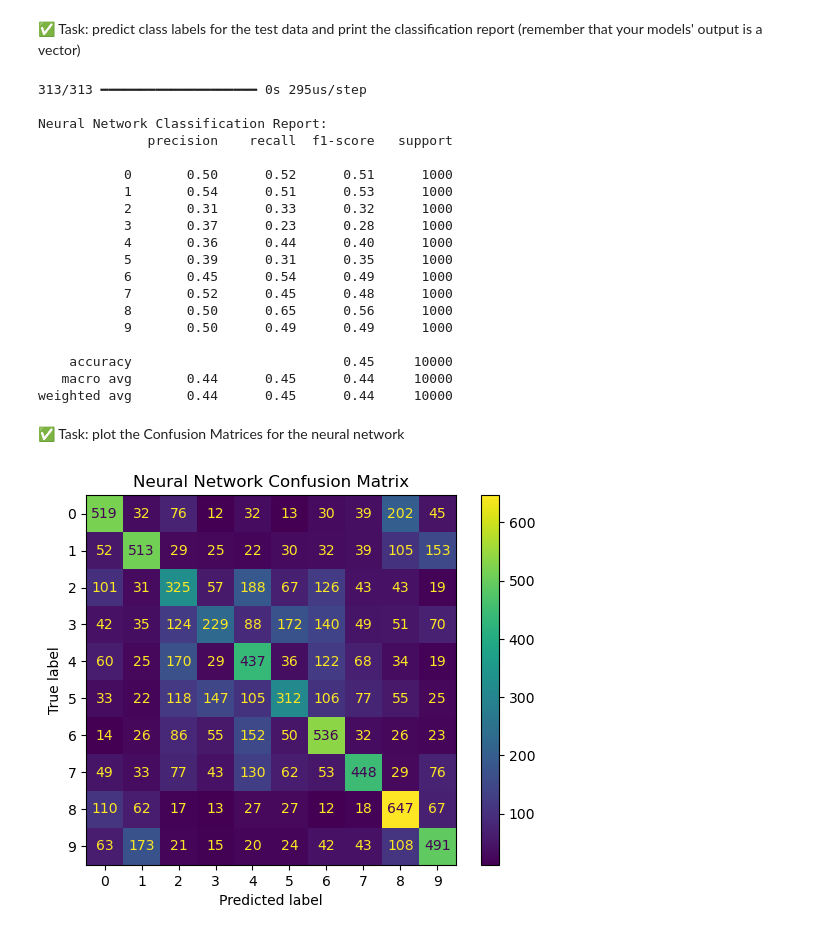
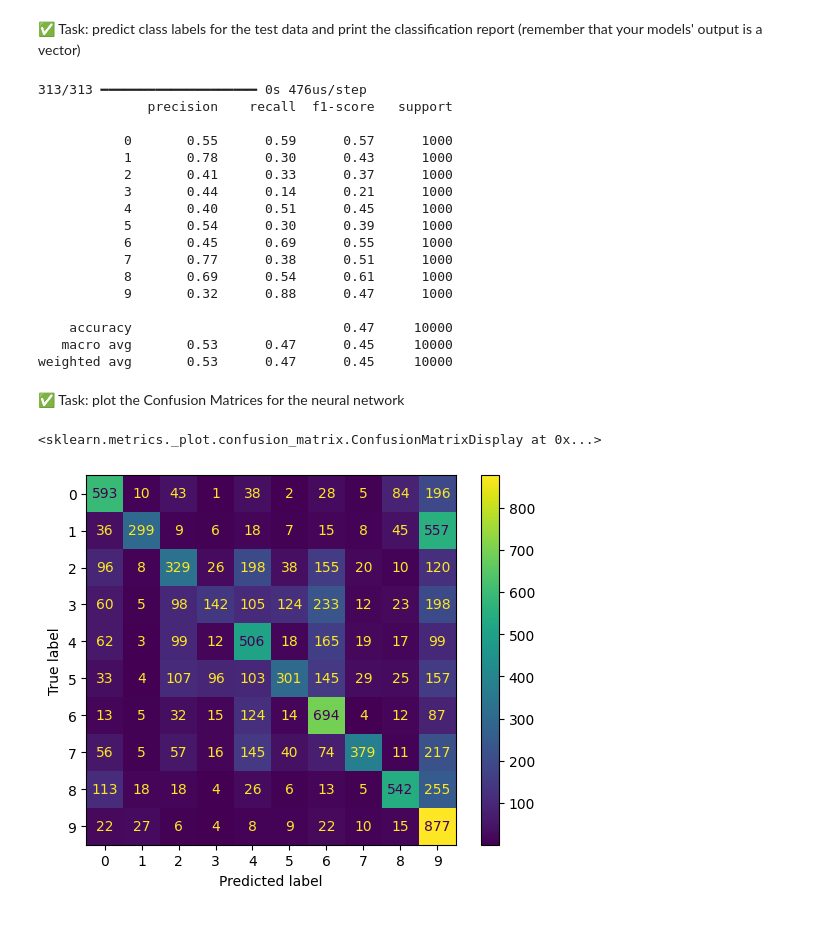
Before and after one commit to larrydinh/DataMining, a Jupyter notebook: NeuralNetWorks_fromLR_to_NN.ipynb, the cells around one changed output. Saved outputs shown, nothing was run; the diff lists cells and outputs as text; code cells hidden in the pictures.

```diff
--- a/NeuralNetWorks_fromLR_to_NN.ipynb
+++ b/NeuralNetWorks_fromLR_to_NN.ipynb
@@ -593,29 +550,34 @@ answer = """
 # %%
 # Predict class labels
 # your code here
+nn_predict = np.argmax(nn.predict(X_test),axis=1)
+nn_predict
+y_test
+print(classification_report(y_test, nn_predict))
 # %% [output]
-313/313 ━━━━━━━━━━━━━━━━━━━━ 0s 295us/step
-
-Neural Network Classification Report:
+313/313 ━━━━━━━━━━━━━━━━━━━━ 0s 476us/step
               precision    recall  f1-score   support
 
-           0       0.50      0.52      0.51      1000
-           1       0.54      0.51      0.53      1000
-           2       0.31      0.33      0.32      1000
-           3       0.37      0.23      0.28      1000
-           4       0.36      0.44      0.40      1000
-           5       0.39      0.31      0.35      1000
-           6       0.45      0.54      0.49      1000
-           7       0.52      0.45      0.48      1000
-           8       0.50      0.65      0.56      1000
-           9       0.50      0.49      0.49      1000
+           0       0.55      0.59      0.57      1000
+           1       0.78      0.30      0.43      1000
+           2       0.41      0.33      0.37      1000
+           3       0.44      0.14      0.21      1000
+           4       0.40      0.51      0.45      1000
+           5       0.54      0.30      0.39      1000
+           6       0.45      0.69      0.55      1000
+           7       0.77      0.38      0.51      1000
+           8       0.69      0.54      0.61      1000
+           9       0.32      0.88      0.47      1000
 
-    accuracy                           0.45     10000
-   macro avg       0.44      0.45      0.44     10000
-weighted avg       0.44      0.45      0.44     10000
+    accuracy                           0.47     10000
+   macro avg       0.53      0.47      0.45     10000
+weighted avg       0.53      0.47      0.45     10000
 # %% [markdown]
 ✅ Task: plot the Confusion Matrices for the neural network
 # %%
 # your code here
+confusion_matrix(y_test,nn_predict)
+ConfusionMatrixDisplay.from_predictions(y_test,nn_predict)
 # %% [output]
+<sklearn.metrics._plot.confusion_matrix.ConfusionMatrixDisplay at 0x...>
-[figure, old version]
+[figure, new version]
```
Also changed, not shown: parts of 13 cells of this notebook, 4 other files.
